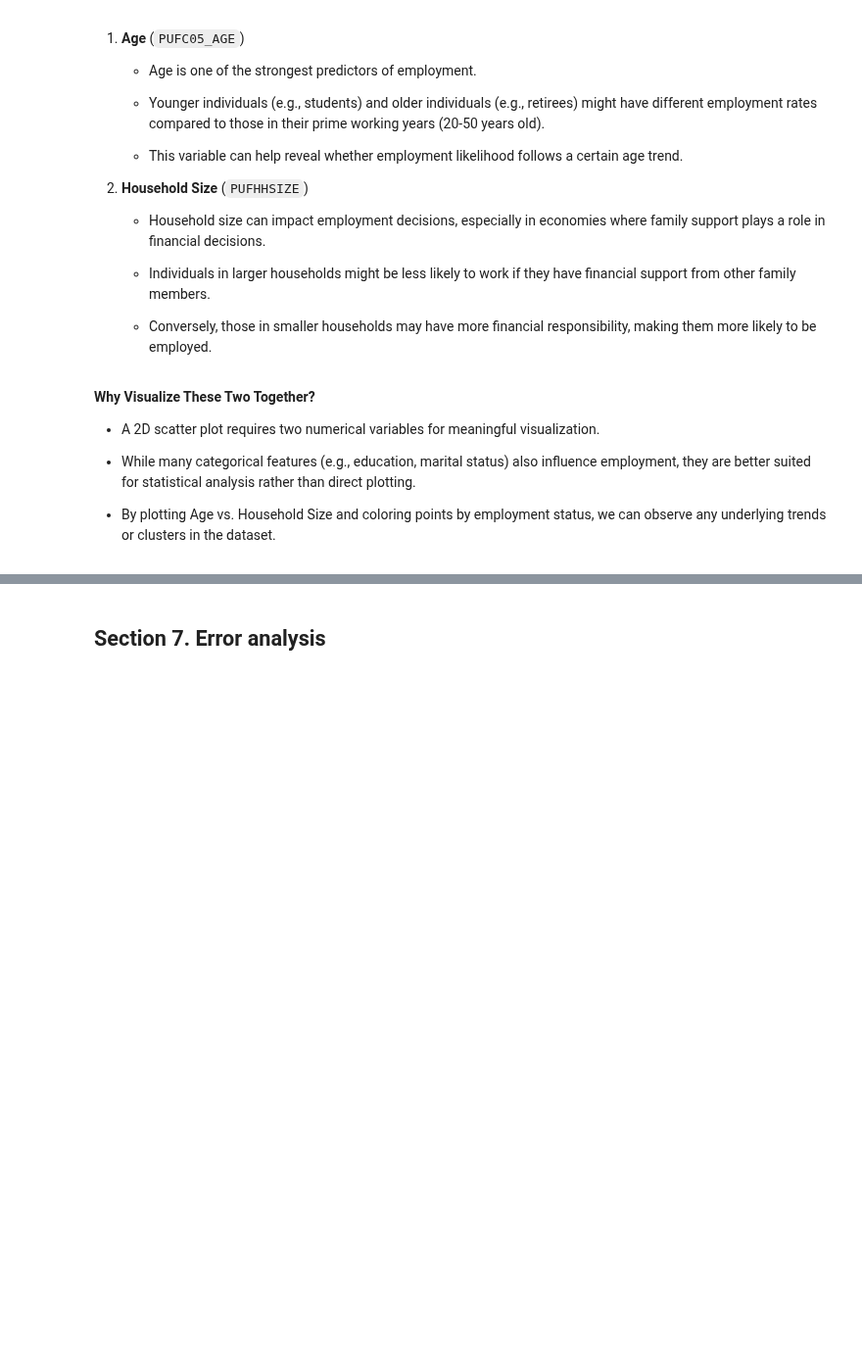
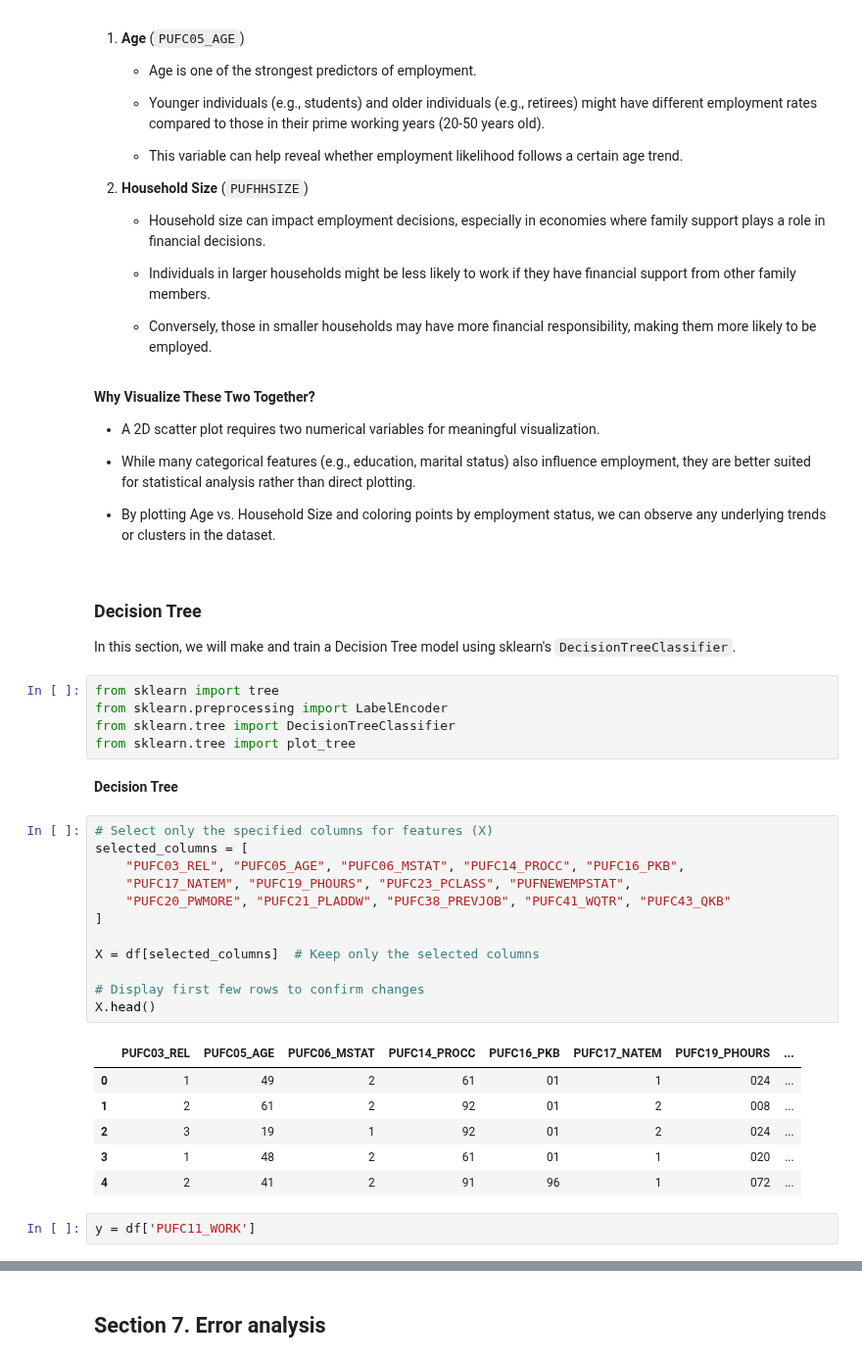
Before and after one commit to MatthewHeinz/STINTSY_MCO1, a Jupyter notebook: MCO1.ipynb, the cells around one changed output, grey strips where cells are left out. Shown at 98% size. Drawn from its saved outputs; the diff is of its cells as text; blank space fills up the shorter version.

```diff
--- a/MCO1.ipynb
+++ b/MCO1.ipynb
@@ -721,3 +720,35 @@ The Age vs. Household Size scatter plot was chosen because these two features ar
 * While many categorical features (e.g., education, marital status) also influence employment, they are better suited for statistical analysis rather than direct plotting.
 
 * By plotting Age vs. Household Size and coloring points by employment status, we can observe any underlying trends or clusters in the dataset.
+# %% [markdown]
+### Decision Tree
+
+In this section, we will make and train a Decision Tree model using sklearn's `DecisionTreeClassifier`.
+# %%
+from sklearn import tree
+from sklearn.preprocessing import LabelEncoder
+from sklearn.tree import DecisionTreeClassifier
+from sklearn.tree import plot_tree
+# %% [markdown]
+<b>Decision Tree</b>
+# %%
+# Select only the specified columns for features (X)
+selected_columns = [
+    "PUFC03_REL", "PUFC05_AGE", "PUFC06_MSTAT", "PUFC14_PROCC", "PUFC16_PKB",
+    "PUFC17_NATEM", "PUFC19_PHOURS", "PUFC23_PCLASS", "PUFNEWEMPSTAT",
+    "PUFC20_PWMORE", "PUFC21_PLADDW", "PUFC38_PREVJOB", "PUFC41_WQTR", "PUFC43_QKB"
+]
+
+X = df[selected_columns]  # Keep only the selected columns
+
+# Display first few rows to confirm changes
+X.head()
+# %% [output]
+|  | PUFC03_REL | PUFC05_AGE | PUFC06_MSTAT | PUFC14_PROCC | PUFC16_PKB | PUFC17_NATEM | PUFC19_PHOURS | ... |
+| 0 | 1 | 49 | 2 | 61 | 01 | 1 | 024 | ... |
+| 1 | 2 | 61 | 2 | 92 | 01 | 2 | 008 | ... |
+| 2 | 3 | 19 | 1 | 92 | 01 | 2 | 024 | ... |
+| 3 | 1 | 48 | 2 | 61 | 01 | 1 | 020 | ... |
+| 4 | 2 | 41 | 2 | 91 | 96 | 1 | 072 | ... |
+# %%
+y = df['PUFC11_WORK']
```
Also changed, not shown: parts of 8 cells of this notebook.
